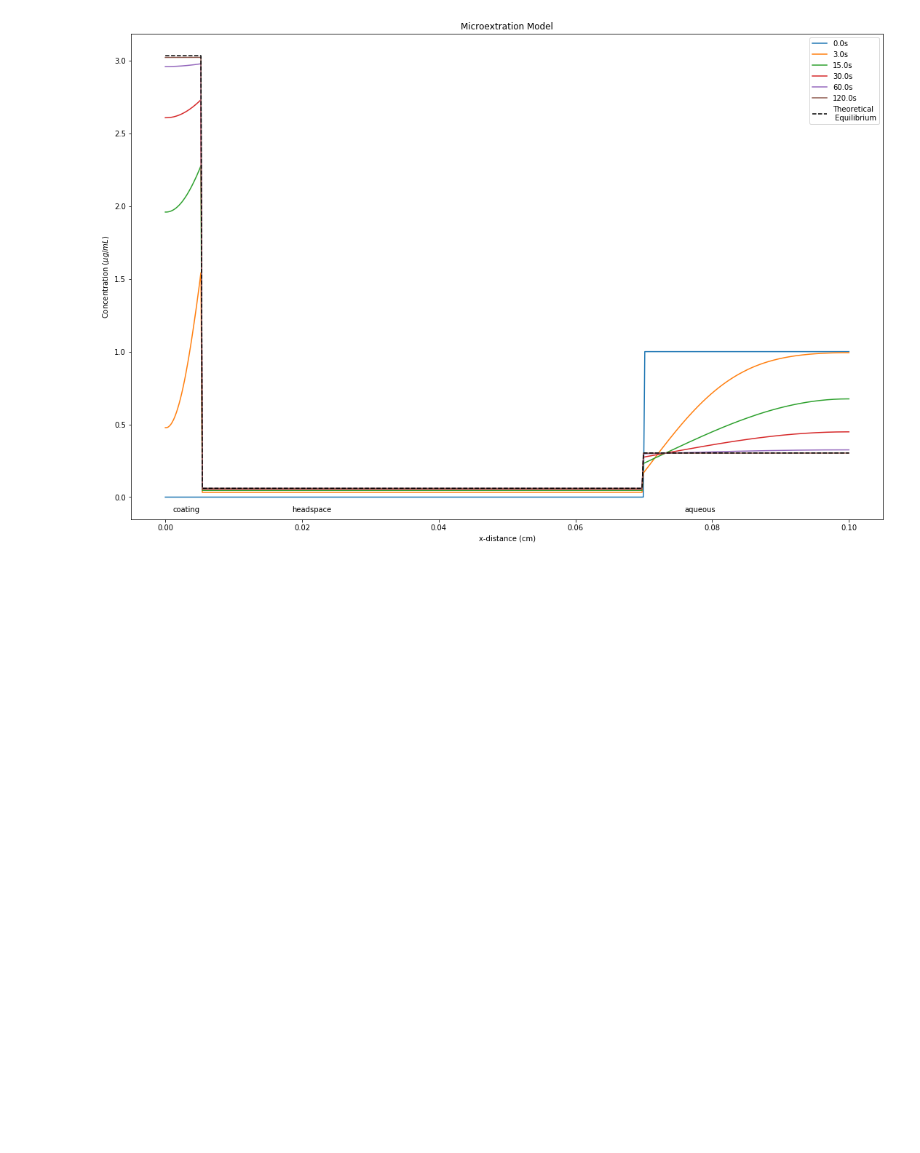
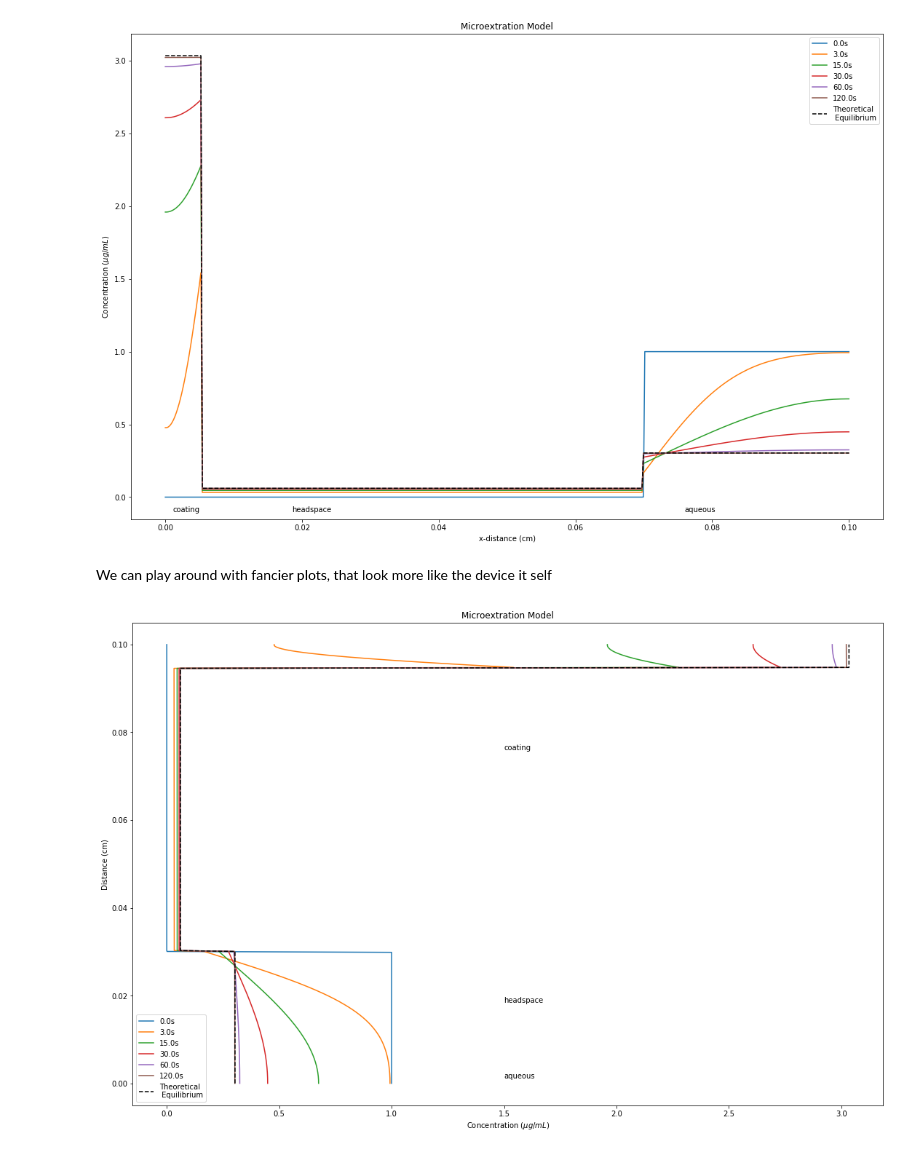
Before and after one commit to pedrospeixoto/SimEx, a Jupyter notebook: model.ipynb, the cells around one changed output. Saved outputs shown, nothing was run; the diff lists cells and outputs as text; code cells hidden in the pictures; blank space fills up the shorter version.

Commit message:
now look of final figure

```diff
--- a/model.ipynb
+++ b/model.ipynb
@@ -159,3 +159,25 @@ axes.legend()
 plt.savefig(p.basename+"_final.png")
 # %% [output]
 [figure]
+# %% [markdown]
+We can play around with fancier plots, that look more like the device it self
+# %%
+fig, axes = plt.subplots(1, 1, constrained_layout=True, figsize=(15,10))
+plt.ylabel("Distance (cm)")
+plt.xlabel("Concentration ($\mu g/mL$)")
+plt.title("Microextration Model")
+
+for i, c in enumerate(concentrations):
+    #Plot
+    t = iplot_time[i]
+    axes.plot(np.flip(c, 0), p.x, label=str(t)+"s")
+
+for i, name in enumerate(reversed(xnames)):
+    x=0.8*p.xspace[i]+0.2*p.xspace[i+1]
+    plt.text(1.5, x, name)
+
+axes.plot(np.flip(p.u_equi_ext, 0), p.x, 'k--', label="Theoretical \n Equilibrium")
+axes.legend()
+plt.savefig(p.basename+"_final.png")
+# %% [output]
+[figure, added]
```
Also changed, not shown: parts of 2 cells of this notebook, 1 other file.
